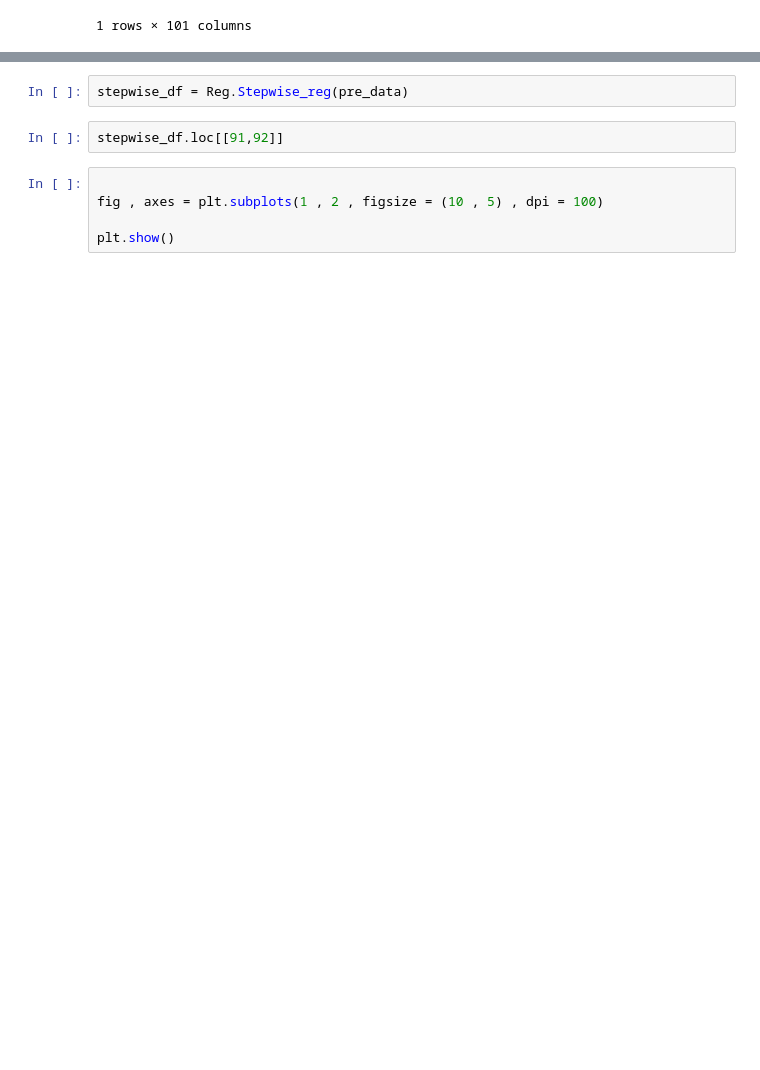
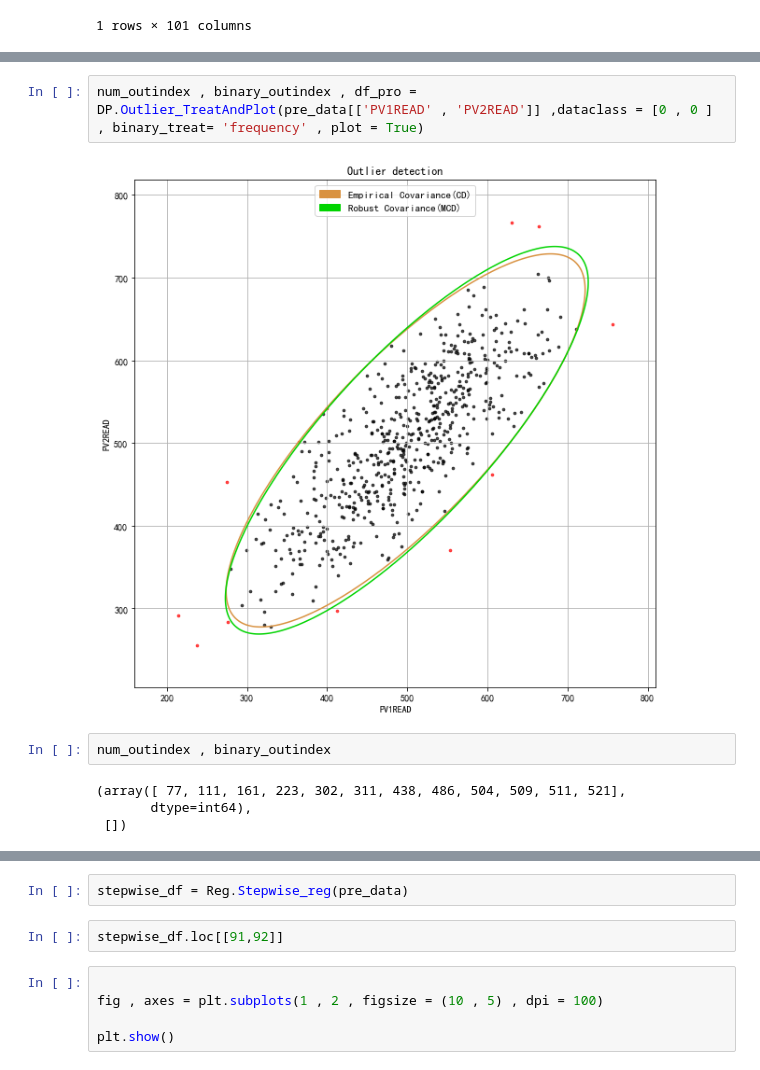
Before and after one commit to CiscoXY/DataAutomationAndPreviewBasedOnPython, a Jupyter notebook: 用PISA测试.ipynb, the cells around one changed output, grey strips where cells are left out. Saved outputs shown, nothing was run; the diff lists cells and outputs as text; blank space fills up the shorter version.

```diff
--- a/用PISA测试.ipynb
+++ b/用PISA测试.ipynb
@@ -57,0 +39,10 @@ DS.Auto_plt(pre_data.iloc[: , :23] , [0]*23)
+# %%
+num_outindex , binary_outindex , df_pro = DP.Outlier_TreatAndPlot(pre_data[['PV1READ' , 'PV2READ']] ,dataclass = [0 , 0 ] , binary_treat= 'frequency' , plot = True)
+# %% [output]
+[figure, added]
+# %%
+num_outindex , binary_outindex
+# %% [output]
+(array([ 77, 111, 161, 223, 302, 311, 438, 486, 504, 509, 511, 521],
+       dtype=int64),
+ [])
```
Also changed, not shown: parts of 3 cells of this notebook, 15 other files.
